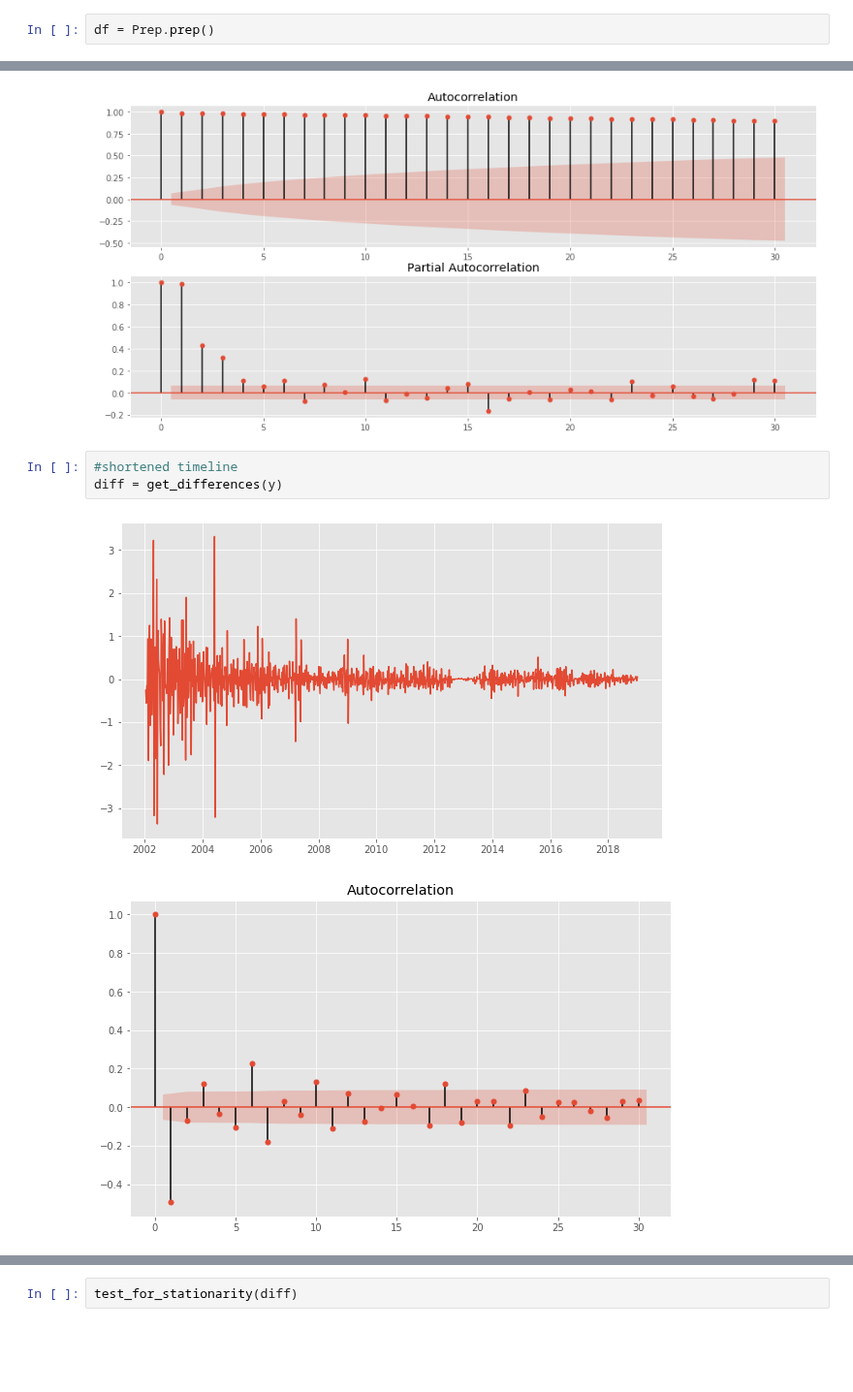
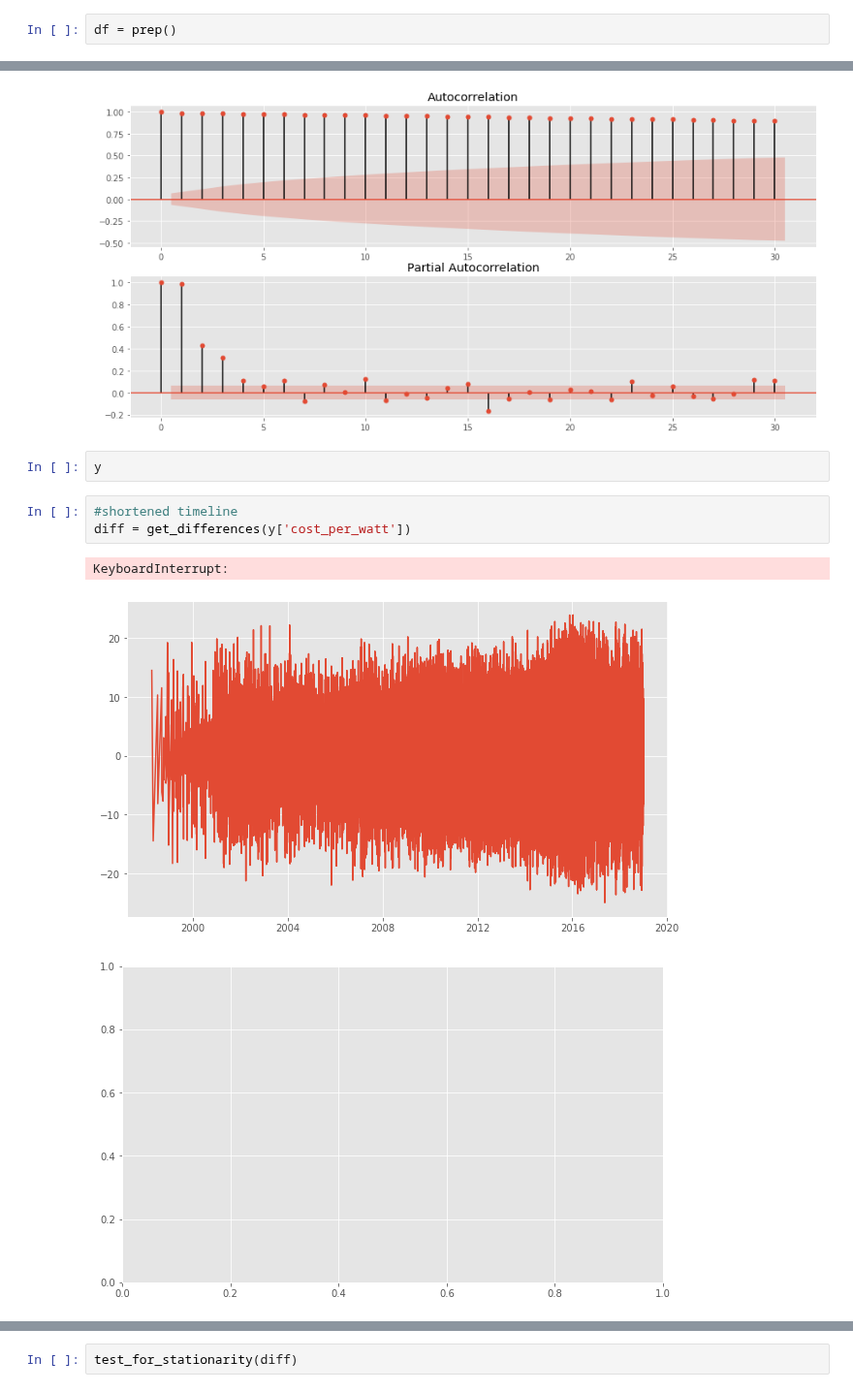
Before and after one commit to jrpaige/Solar, a Jupyter notebook: PREV/Solar_Time_Series.ipynb, the cells around one changed output, grey strips where cells are left out. Shown at 97% size. Cells and saved outputs as stored; diff of their text form; blank space fills up the shorter version.

```diff
--- a/PREV/Solar_Time_Series.ipynb
+++ b/PREV/Solar_Time_Series.ipynb
@@ -34,7 +38,7 @@ cd PREV/
 # %%
 %autoreload
 # %%
-df = Prep.prep()
+df = prep()
 # %% [output]
 1 of 11 |    Reading in first dataset.
              Using 4/60 features/columns: 'Installation Date', 'System Size', 'Total Installed Price' , 'Customer Segment'
@@ -103,9 +109,12 @@ dtype: float64
 autocor_plots(y)
 # %% [output]
 [figure]
+# %%
+y
 # %%
 #shortened timeline
-diff = get_differences(y)
+diff = get_differences(y['cost_per_watt'])
 # %% [output]
+KeyboardInterrupt:
-[figure, old version]
+[figure, new version]
-[figure, old version]
+[figure, new version]
```
Also changed, not shown: parts of 8 cells of this notebook, 5 other files.
